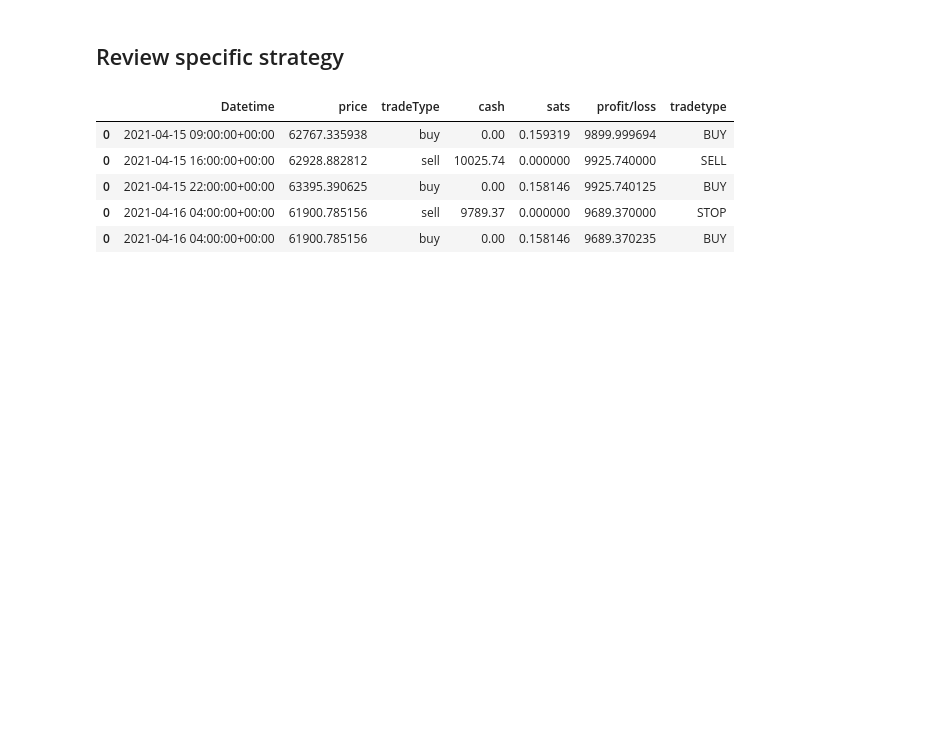
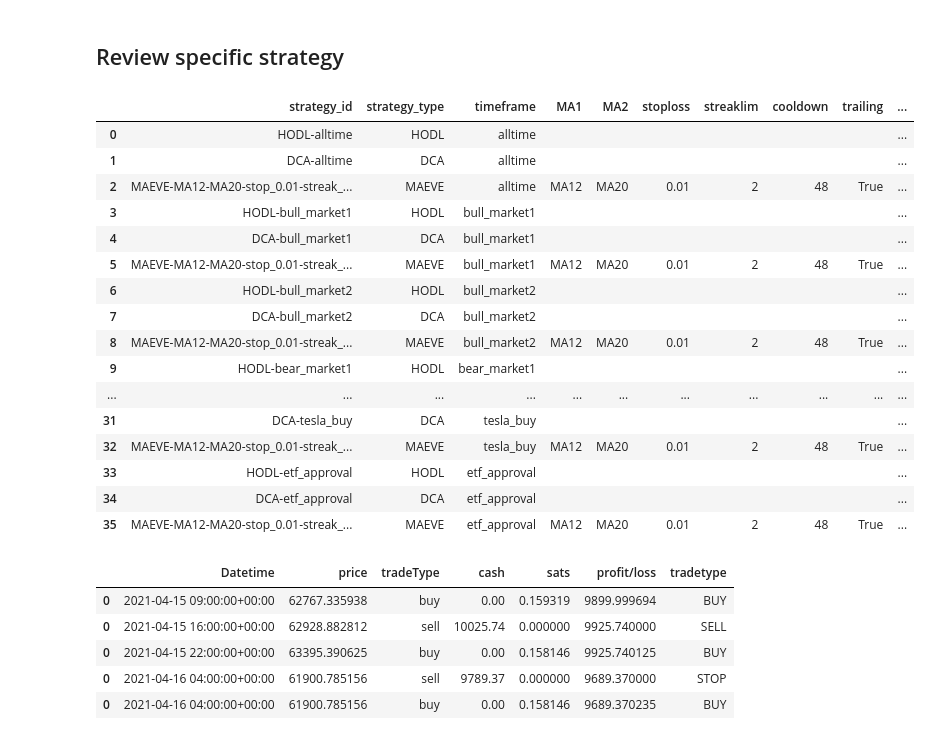
Before and after one commit to Illidan7/MAEVE-II, a Jupyter notebook: 2_Backtesting/Code/MAEVE_v1_backtest_single.ipynb, the cells around one changed output. Cells and saved outputs as stored; diff of their text form; code cells hidden in the pictures; blank space fills up the shorter version.

```diff
--- a/2_Backtesting/Code/MAEVE_v1_backtest_single.ipynb
+++ b/2_Backtesting/Code/MAEVE_v1_backtest_single.ipynb
@@ -457,6 +457,26 @@ combo = ('MA12', 'MA20', 0.01, 2, 48, True)
 # combo = ('MA30', 'MA24', 0.01, 2, 24, True)
 
 sbacktest_df, sfigs, sfigs_strat, strades, ssummary = run_maeve_backtest(btc_df, combo)
+# %%
+sbacktest_df
+# %% [output]
+|  | strategy_id | strategy_type | timeframe | MA1 | MA2 | stoploss | streaklim | cooldown | trailing | ... |
+| 0 | HODL-alltime | HODL | alltime |  |  |  |  |  |  | ... |
+| 1 | DCA-alltime | DCA | alltime |  |  |  |  |  |  | ... |
+| 2 | MAEVE-MA12-MA20-stop_0.01-streak_... | MAEVE | alltime | MA12 | MA20 | 0.01 | 2 | 48 | True | ... |
+| 3 | HODL-bull_market1 | HODL | bull_market1 |  |  |  |  |  |  | ... |
+| 4 | DCA-bull_market1 | DCA | bull_market1 |  |  |  |  |  |  | ... |
+| 5 | MAEVE-MA12-MA20-stop_0.01-streak_... | MAEVE | bull_market1 | MA12 | MA20 | 0.01 | 2 | 48 | True | ... |
+| 6 | HODL-bull_market2 | HODL | bull_market2 |  |  |  |  |  |  | ... |
+| 7 | DCA-bull_market2 | DCA | bull_market2 |  |  |  |  |  |  | ... |
+| 8 | MAEVE-MA12-MA20-stop_0.01-streak_... | MAEVE | bull_market2 | MA12 | MA20 | 0.01 | 2 | 48 | True | ... |
+| 9 | HODL-bear_market1 | HODL | bear_market1 |  |  |  |  |  |  | ... |
+| ... | ... | ... | ... | ... | ... | ... | ... | ... | ... | ... |
+| 31 | DCA-tesla_buy | DCA | tesla_buy |  |  |  |  |  |  | ... |
+| 32 | MAEVE-MA12-MA20-stop_0.01-streak_... | MAEVE | tesla_buy | MA12 | MA20 | 0.01 | 2 | 48 | True | ... |
+| 33 | HODL-etf_approval | HODL | etf_approval |  |  |  |  |  |  | ... |
+| 34 | DCA-etf_approval | DCA | etf_approval |  |  |  |  |  |  | ... |
+| 35 | MAEVE-MA12-MA20-stop_0.01-streak_... | MAEVE | etf_approval | MA12 | MA20 | 0.01 | 2 | 48 | True | ... |
 # %%
 # sbacktest_df
 # %%
```
Also changed, not shown: 8 other files.
